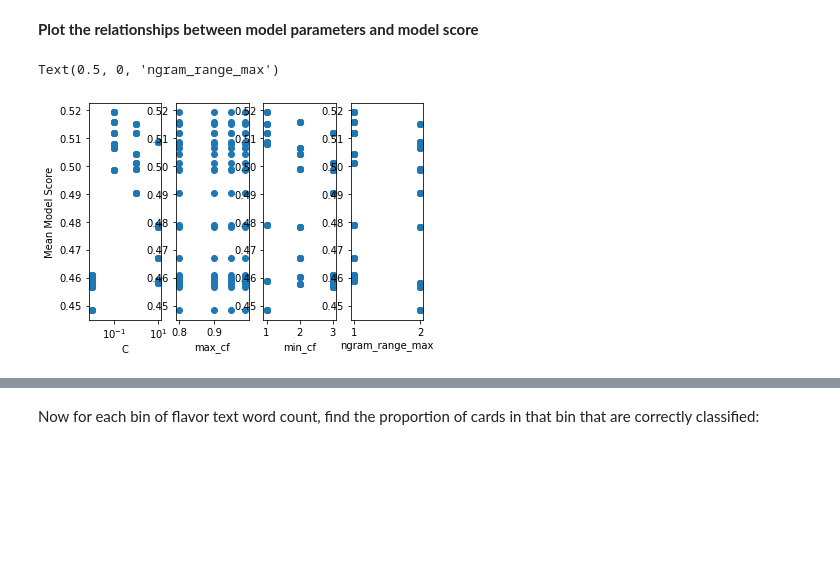
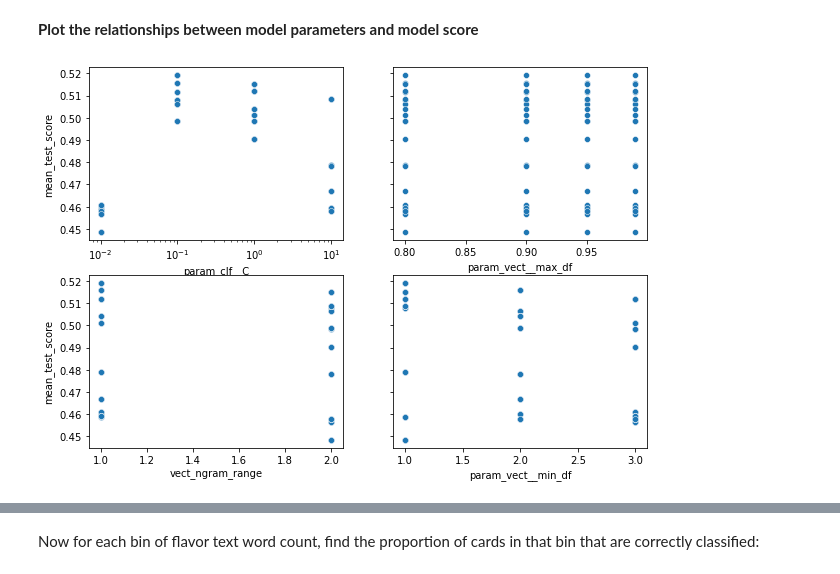
Before and after one commit to ghpetty/MtG_ClassyFlavor, a Jupyter notebook: Color_from_Flavor.ipynb, the cells around one changed output, grey strips where cells are left out. Saved outputs shown, nothing was run; the diff lists cells and outputs as text; code cells hidden in the pictures; blank space fills up the shorter version.

```diff
--- a/Color_from_Flavor.ipynb
+++ b/Color_from_Flavor.ipynb
@@ -247,20 +256,14 @@ Fitting 5 folds for each of 96 candidates, totalling 480 fits
 # %% [markdown]
 **Plot the relationships between model parameters and model score**
-# %%
-fig,ax = plt.subplots(1,4)
-ax[0].scatter(gs_df.param_clf__C,gs_df.mean_test_score)
-ax[0].set_xscale('log')
-ax[0].set_ylabel('Mean Model Score')
-ax[0].set_xlabel('C')
-ax[1].scatter(gs_df.param_vect__max_df,gs_df.mean_test_score)
-ax[1].set_xlabel('max_cf')
-ax[2].scatter(gs_df.param_vect__min_df,gs_df.mean_test_score)
-ax[2].set_xlabel('min_cf')
-
-ngram_range_max = [i[1] for i in gs_df.loc[:,'param_vect__ngram_range']]
-ax[3].scatter(ngram_range_max , gs_df.mean_test_score)
-ax[3].set_xlabel('ngram_range_max')
-# %% [output]
-Text(0.5, 0, 'ngram_range_max')
-[figure, removed]
+# %%
+fig,ax = plt.subplots(2,2,sharey=True,figsize=[10,7])
+sns.scatterplot(data=gs_df,ax=ax[0][0],x='param_clf__C',y='mean_test_score')
+sns.scatterplot(data=gs_df,ax=ax[0][1],x='param_vect__max_df',y='mean_test_score')
+ngram_range_max = [i[1] for i in gs_df.loc[:,'param_vect__ngram_range']]
+sns.scatterplot(data=gs_df,ax=ax[1][0],x=ngram_range_max,y='mean_test_score')
+ax[1][0].set_xlabel('vect_ngram_range')
+sns.scatterplot(data=gs_df,ax=ax[1][1],x='param_vect__min_df',y='mean_test_score')
+ax[0][0].set_xscale('log')
+# %% [output]
+[figure, added]
 # %% [markdown]
```
Also changed, not shown: parts of 31 cells of this notebook.
